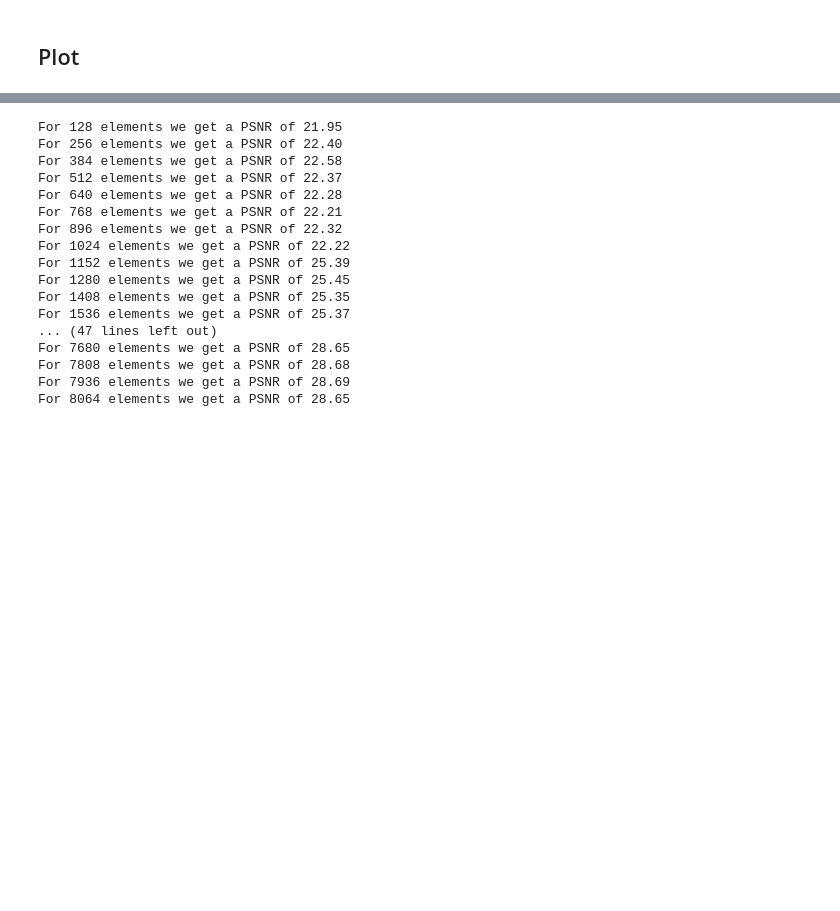
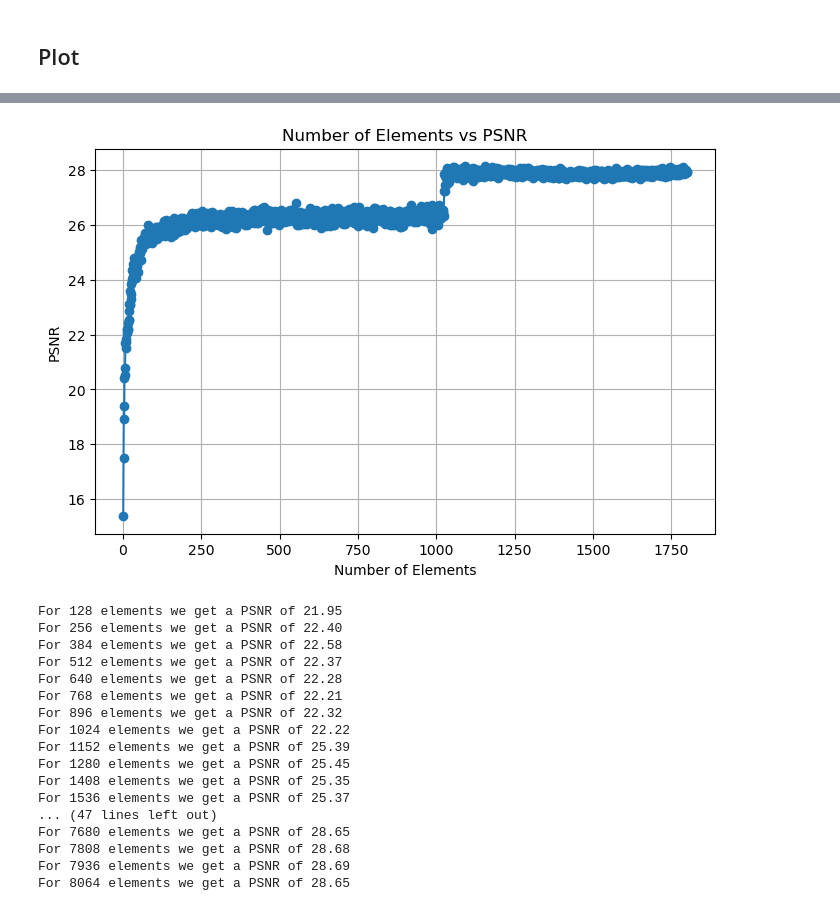
Before and after one commit to LorenzoPannacci/DJSCC-Semantic-Equalization, a Jupyter notebook: alignment/alignment.ipynb, the cells around one changed output, grey strips where cells are left out. Drawn from its saved outputs; the diff is of its cells as text; code cells hidden in the pictures; blank space fills up the shorter version.

Commit message:
plot

```diff
--- a/alignment/alignment.ipynb
+++ b/alignment/alignment.ipynb
@@ -444,3 +705,32 @@ import matplotlib.pyplot as plt
+# %%
+import re
+import matplotlib.pyplot as plt
+
+# Read the text from the file
+with open(r'D:\File\Repos\Deep-JSCC-PyTorch\alignment\models\log.txt', 'r') as file:
+    text = file.read()
+
+# Extract numbers using regex
+elements = []
+psnr = []
+
+# Find all matches like "For X elements we get a PSNR of Y"
+matches = re.findall(r'For (\d+) elements.*?PSNR of ([\d\.]+)', text)
+
+for match in matches:
+    elements.append(int(match[0]))
+    psnr.append(float(match[1]))
+
+# Plotting
+plt.figure(figsize=(8, 5))
+plt.plot(elements, psnr, marker='o')
+plt.title('Number of Elements vs PSNR')
+plt.xlabel('Number of Elements')
+plt.ylabel('PSNR')
+plt.grid(True)
+plt.show()
+# %% [output]
+[figure, added]
 # %%
 def increasing_dataset_size():
     batch_size = 1024
```
Also changed, not shown: parts of 4 cells of this notebook, 2 other files.
